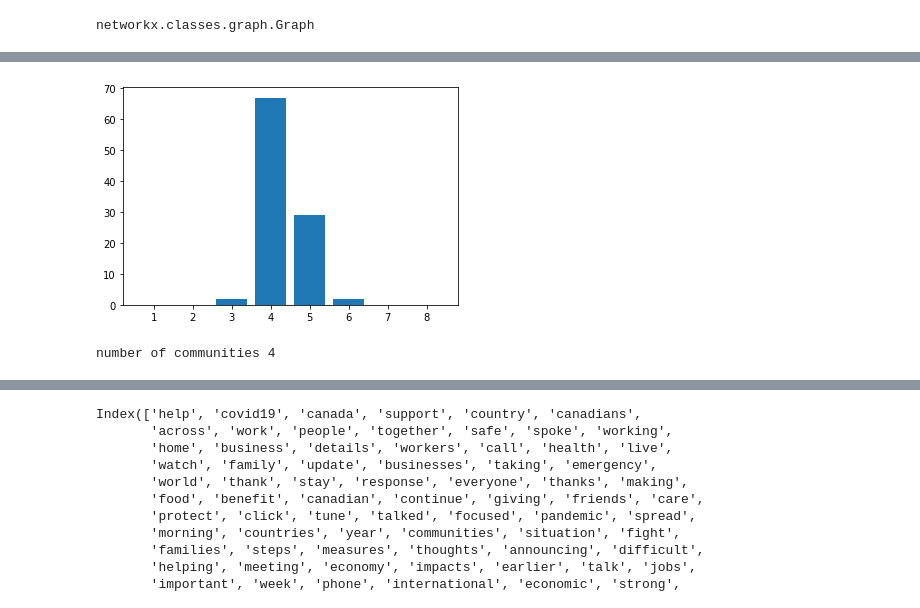
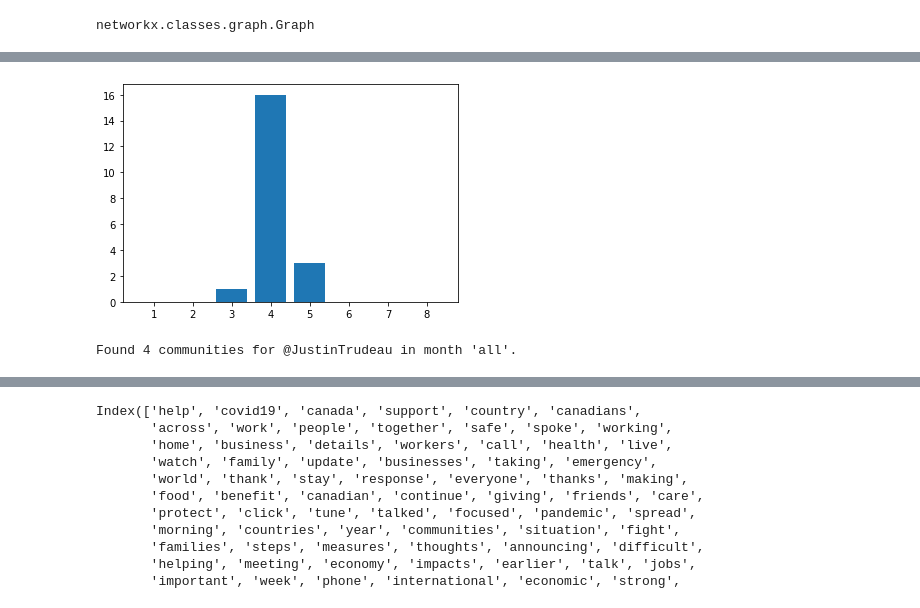
Before and after one commit to anazareth/tweet-proj, a Jupyter notebook: auto_louvain.ipynb, the cells around one changed output, grey strips where cells are left out. Drawn from its saved outputs; the diff is of its cells as text; code cells hidden in the pictures.

```diff
--- a/auto_louvain.ipynb
+++ b/auto_louvain.ipynb
@@ -10,12 +11,10 @@ type(G)
 # %% [output]
 networkx.classes.graph.Graph
 # %%
-df = pd.read_csv(r'data\kw_ana\JustinTrudeau_adjmat_all.csv', delimiter=';', index_col=0)
-
-print(df.head())
-
-top100_list = df.columns[1:]
-print(top100_list)
+username = 'JustinTrudeau'
+month = 'all'
+file_name = os.path.join('data', 'kw_ana', username + '_adjmat_' + month + '.csv')
+df = pd.read_csv(file_name, delimiter=';', index_col=0)
 
 ntwrk = nx.Graph()  # create graph object
 ntwrk.add_nodes_from(top100_list)  # add nodes from index of adjacency matrix
@@ -46,19 +27,20 @@ support      32        38  ...      2      4      2        6     2       10
 # %%
-N = 100  # number of iterations to detect communities
+N = 20  # number of iterations to detect communities
 iter_tracking = {1:0, 2:0, 3:0, 4:0, 5:0, 6:0, 7:0, 8:0}
 for i in range(N):
     # compute the best partition
     partition = community_louvain.best_partition(ntwrk)
     num_partitions = len(set( val for val in partition.values()))
     iter_tracking[num_partitions] += 1
 
 plt.bar(iter_tracking.keys(), iter_tracking.values())
 plt.show()
 
-print('number of communities', max(iter_tracking, key=iter_tracking.get))
+num_communities = str(max(iter_tracking, key=iter_tracking.get))  # most commonly found number of communities
+print('Found ' + num_communities + ' communities for @' + username + ' in month \'' + month + '\'.')
 # %% [output]
-[figure, old version]
+[figure, new version]
-number of communities 4
+Found 4 communities for @JustinTrudeau in month 'all'.
 # %%
 # draw the graph
 pos = nx.spring_layout(ntwrk)
```
Also changed, not shown: parts of 3 cells of this notebook.
